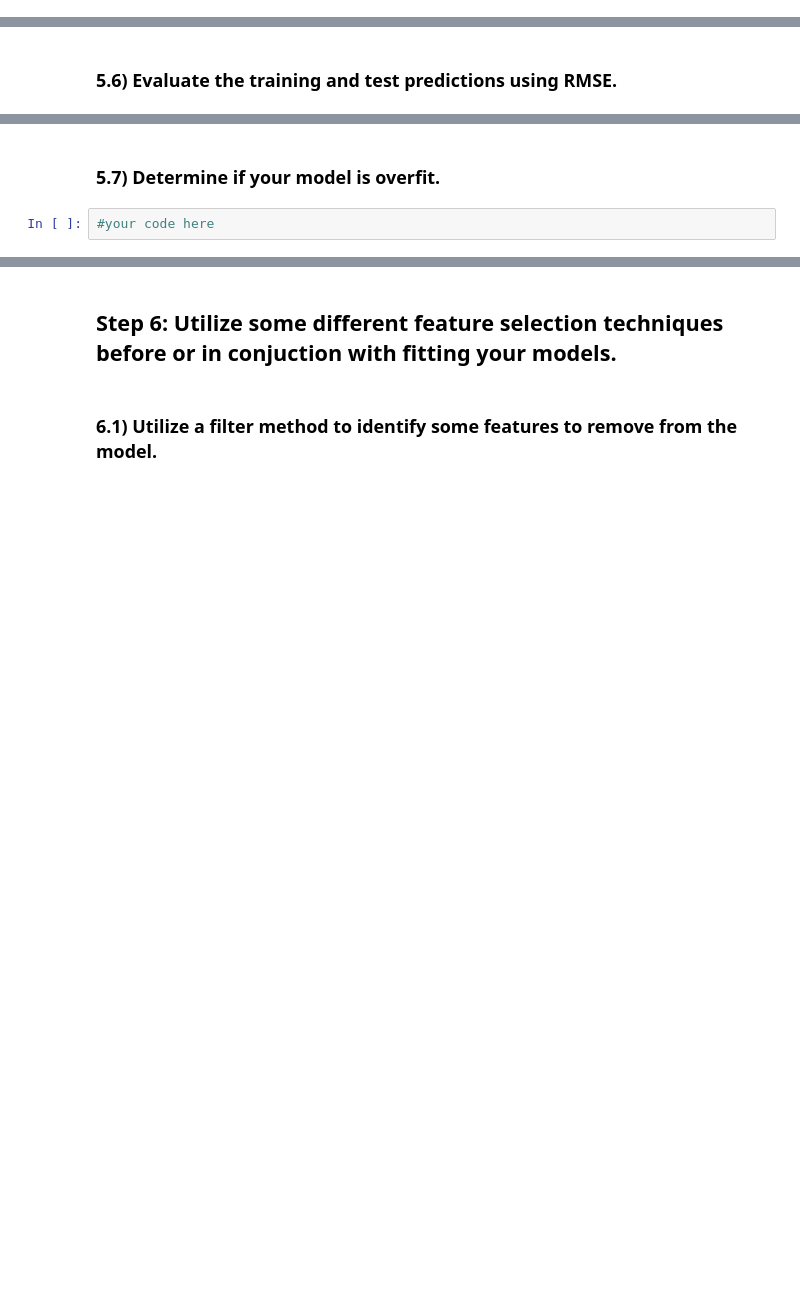
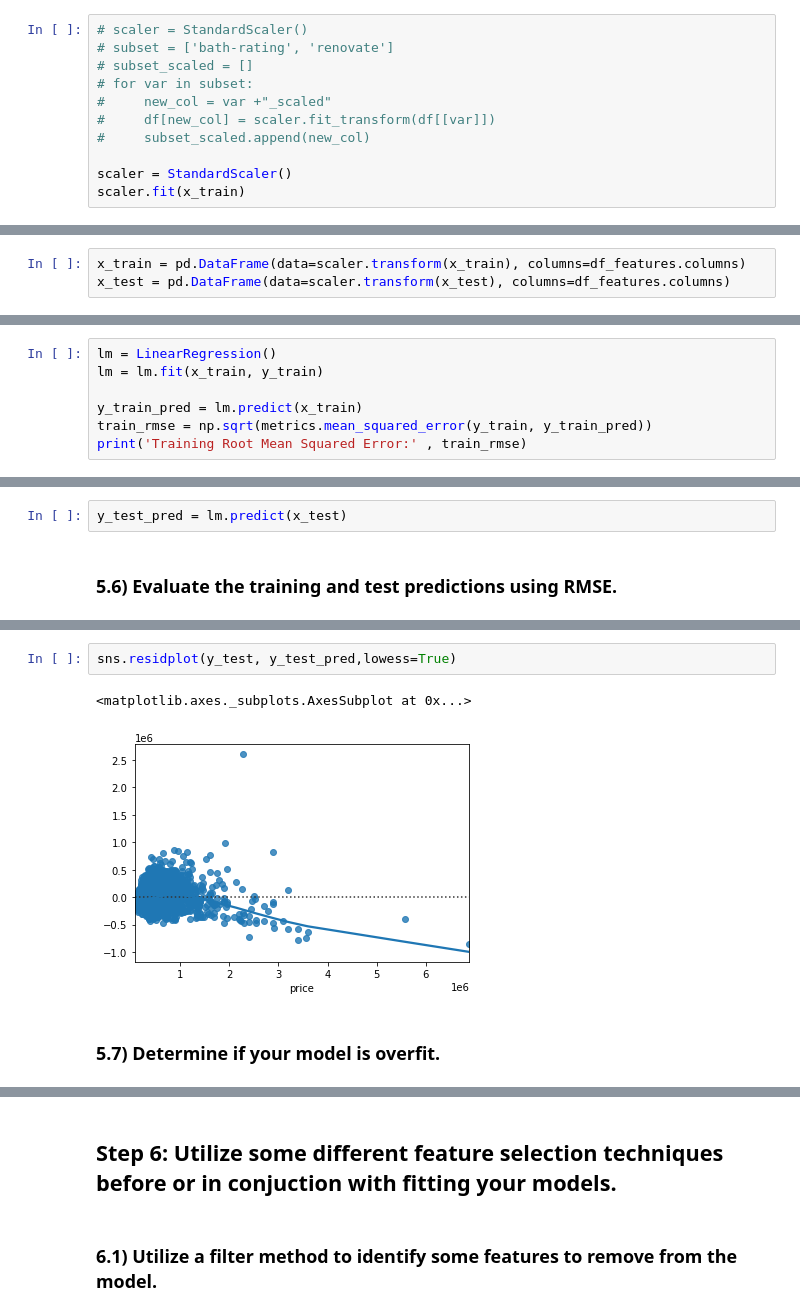
Before and after one commit to ghcn345/house-price-prediction-with-statistical-test, a Jupyter notebook: Bakeoff_modeling_process.ipynb, the cells around one changed output, grey strips where cells are left out. Saved outputs shown, nothing was run; the diff lists cells and outputs as text; blank space fills up the shorter version.

```diff
--- a/Bakeoff_modeling_process.ipynb
+++ b/Bakeoff_modeling_process.ipynb
@@ -218,0 +235,11 @@ lm.intercept_,lm.coef_,lm.score(df_features, target)
+# %%
+# scaler = StandardScaler()
+# subset = ['bath-rating', 'renovate']
+# subset_scaled = []
+# for var in subset:
+#     new_col = var +"_scaled"
+#     df[new_col] = scaler.fit_transform(df[[var]])
+#     subset_scaled.append(new_col)
+
+scaler = StandardScaler()
+scaler.fit(x_train)
@@ -223,2 +250,5 @@ lm.intercept_,lm.coef_,lm.score(df_features, target)
+# %%
+x_train = pd.DataFrame(data=scaler.transform(x_train), columns=df_features.columns)
+x_test = pd.DataFrame(data=scaler.transform(x_test), columns=df_features.columns)
 # %% [markdown]
 ### 5.4) Fit the model to the training data.
@@ -226,0 +255,7 @@ lm.intercept_,lm.coef_,lm.score(df_features, target)
+# %%
+lm = LinearRegression()
+lm = lm.fit(x_train, y_train)
+
+y_train_pred = lm.predict(x_train)
+train_rmse = np.sqrt(metrics.mean_squared_error(y_train, y_train_pred))
+print('Training Root Mean Squared Error:' , train_rmse)
@@ -231,2 +266,4 @@ lm.intercept_,lm.coef_,lm.score(df_features, target)
+# %%
+y_test_pred = lm.predict(x_test)
 # %% [markdown]
 ### 5.6) Evaluate the training and test predictions using RMSE.
@@ -235,4 +278,7 @@ lm.intercept_,lm.coef_,lm.score(df_features, target)
+# %%
+sns.residplot(y_test, y_test_pred,lowess=True)
+# %% [output]
+<matplotlib.axes._subplots.AxesSubplot at 0x...>
+[figure, added]
 # %% [markdown]
 ### 5.7) Determine if your model is overfit.
-# %%
-#your code here
```
Also changed, not shown: parts of 39 cells of this notebook.
